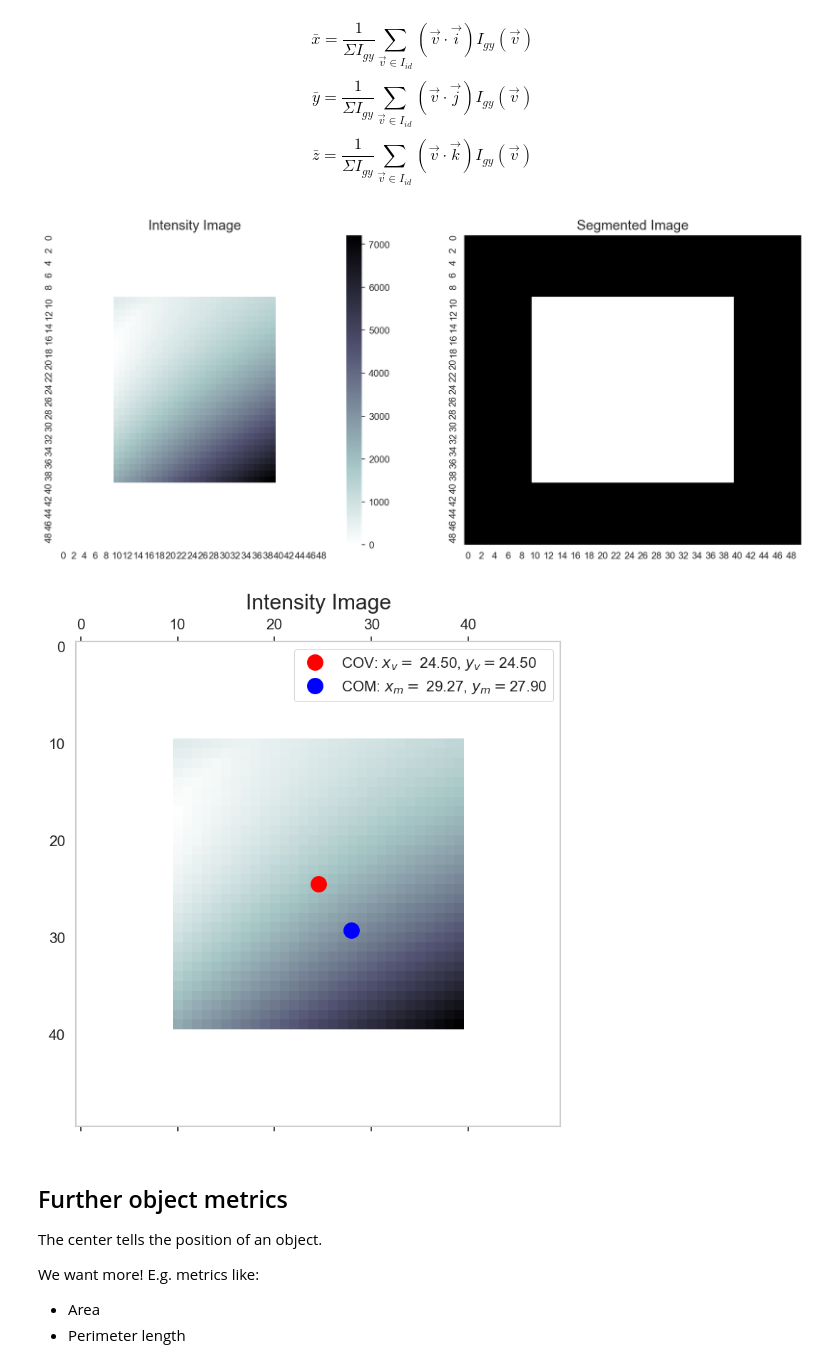
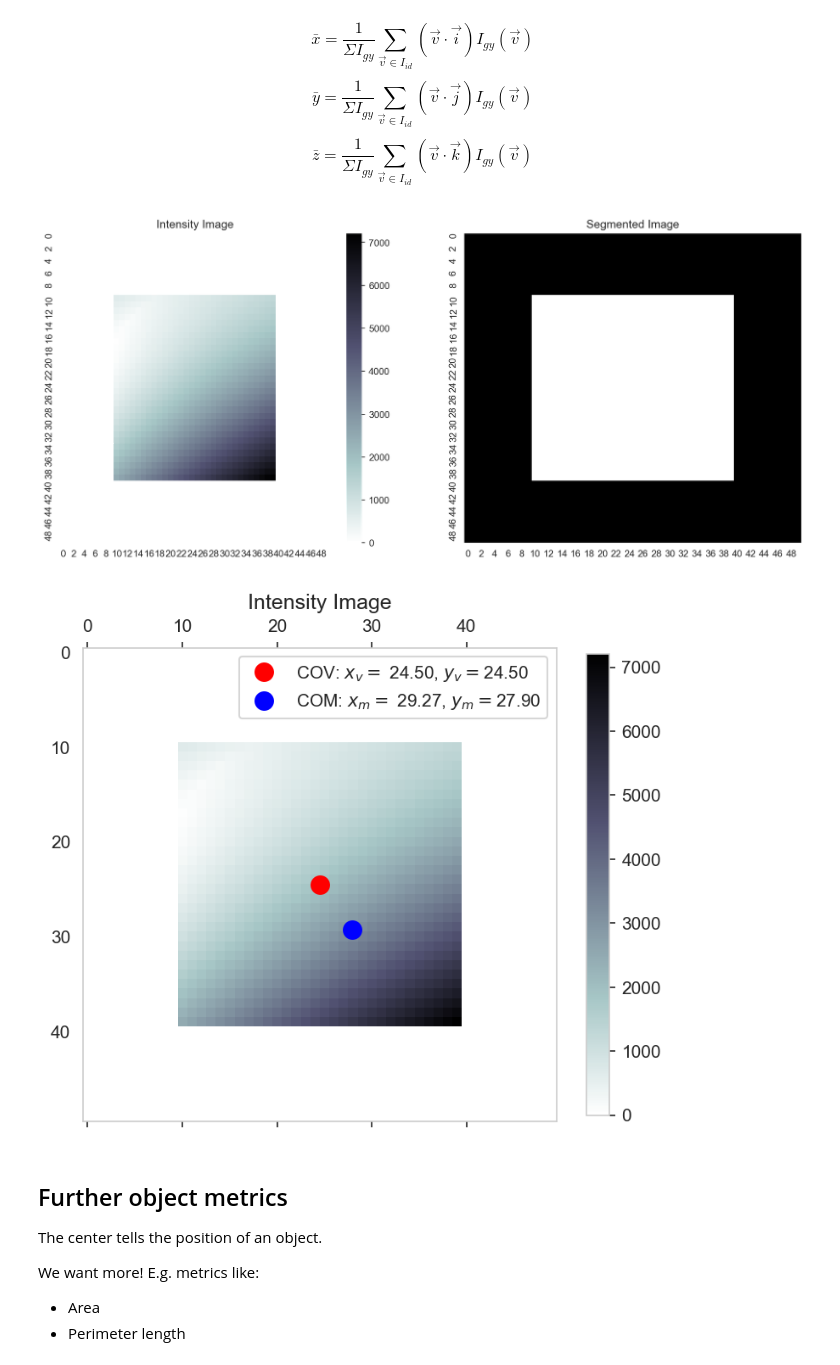
Before and after one commit to ImagingLectures/Quantitative-Big-Imaging-2021, a Jupyter notebook: Lectures/Lecture-06/06-ShapeAnalysis.ipynb, the cells around one changed output. Saved outputs shown, nothing was run; the diff lists cells and outputs as text; code cells hidden in the pictures.

```diff
--- a/Lectures/Lecture-06/06-ShapeAnalysis.ipynb
+++ b/Lectures/Lecture-06/06-ShapeAnalysis.ipynb
@@ -153,6 +150,7 @@ from skimage.io           import imread
 
 from IPython.display        import Markdown, display
 from sklearn.neighbors      import KNeighborsClassifier
+from sklearn.decomposition  import PCA
 import webcolors
 
 from collections import defaultdict
@@ -164,7 +162,7 @@ plt.rcParams["figure.dpi"] = 150
 plt.rcParams["font.size"] = 14
 plt.rcParams['font.family'] = ['sans-serif']
 plt.rcParams['font.sans-serif'] = ['DejaVu Sans']
-plt.style.use('ggplot')
+plt.style.use('default')
 sns.set_style("whitegrid", {'axes.grid': False})
 # %% [markdown]
 # Component labelling
@@ -728,31 +726,33 @@ ax1.set_title('Intensity Image')
 sns.heatmap(seg_img, ax=ax2, cmap='bone', cbar=False)
 ax2.set_title('Segmented Image');
 # %% [output]
-[figure, old version]
+[figure, new version]
 # %%
 # Collect information
 x_coord, y_coord, i_val = [], [], []
 for x in range(seg_img.shape[0]):
     for y in range(seg_img.shape[1]):
         if seg_img[x, y] == 1:
             x_coord += [x]
             y_coord += [y]
             i_val   += [gray_img[x, y]]
 
 x_coord = np.array(x_coord)
 y_coord = np.array(y_coord)
 i_val   = np.array(i_val)
 cov_x   = np.mean(x_coord)
 cov_y   = np.mean(y_coord)
+com_x   = np.mean(x_coord*i_val)/i_val.mean()
+com_y   = np.mean(y_coord*i_val)/i_val.mean()
 
 _, (ax1) = plt.subplots(1, 1, figsize=(6, 6), dpi=150)
 
-ax1.matshow(gray_img,cmap='bone_r')
+im=ax1.matshow(gray_img,cmap='bone_r'); fig.colorbar(im,ax=ax1, shrink=0.8)
 ax1.set_title('Intensity Image')
 ax1.plot([cov_y], [cov_x], 'ro', label='COV: $x_v=$ {0:0.2f}, $y_v=${1:0.2f}'.format(cov_x,cov_y), markersize=10)
 ax1.plot([com_y], [com_x], 'bo', label='COM: $x_m=$ {0:0.2f}, $y_m=${1:0.2f}'.format(com_x,com_y), markersize=10); ax1.legend();
 # %% [output]
-[figure, old version]
+[figure, new version]
 # %% [markdown]
 ## Further object metrics
 
```
Also changed, not shown: parts of 48 cells of this notebook, 4 other files.
